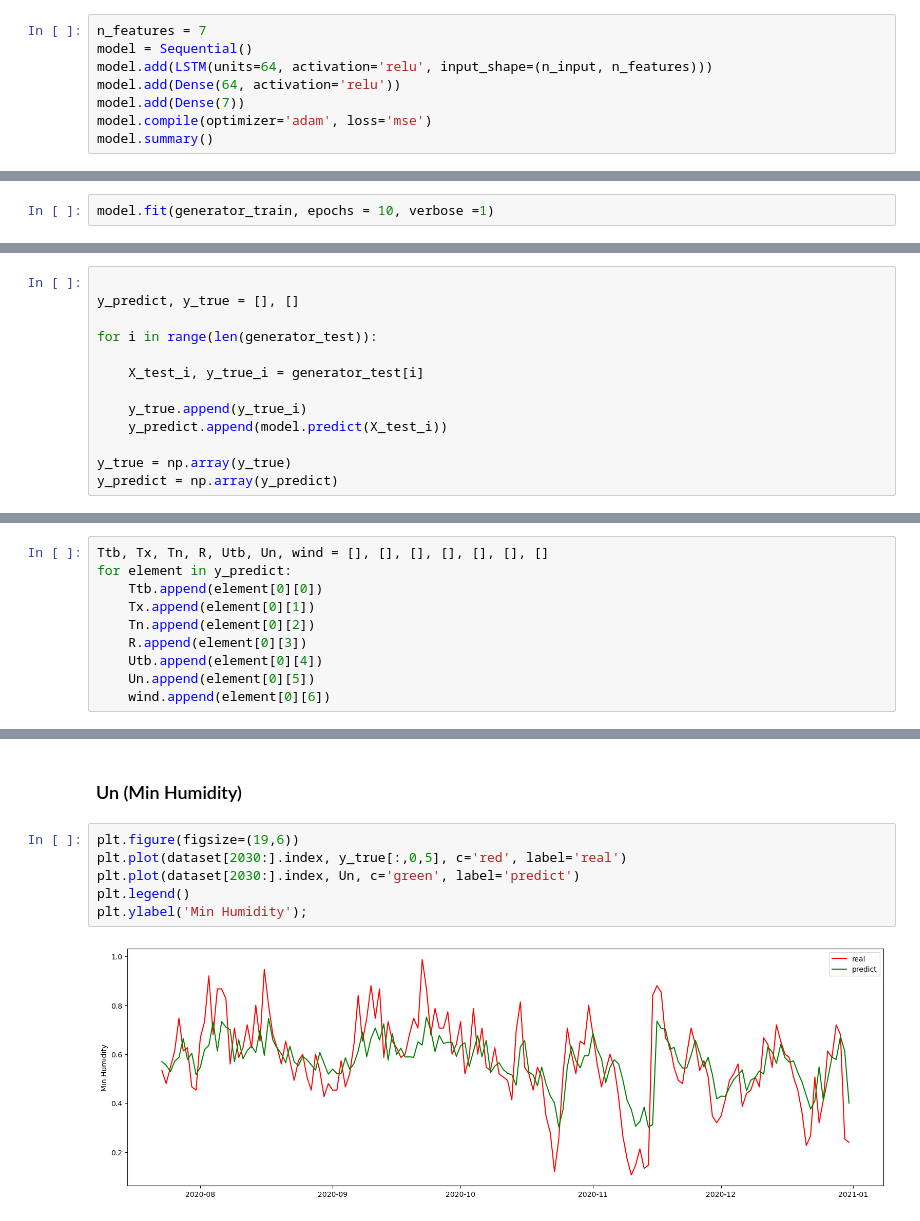
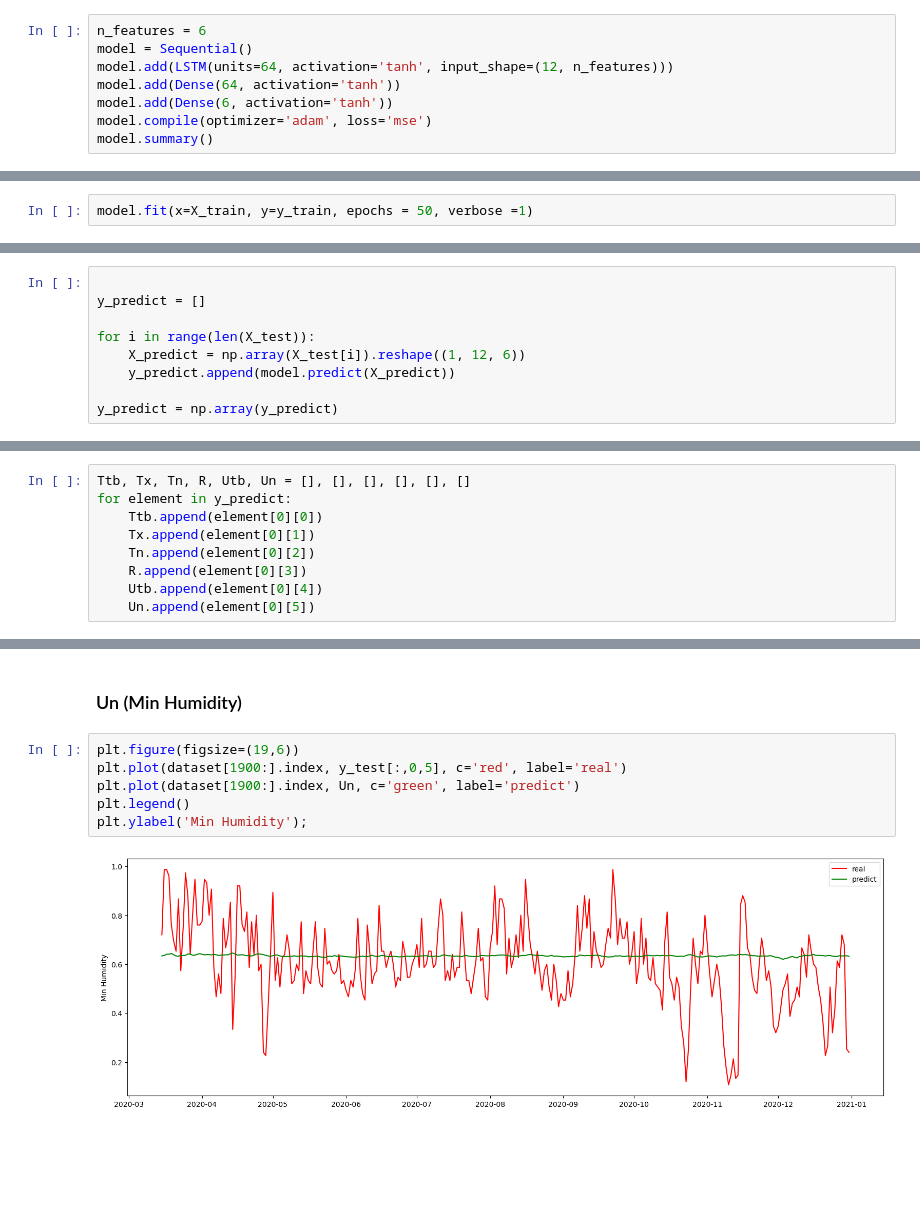
Before and after one commit to nguyenhoanganh2002/Weather-forecast-using-RNN-LSTM, a Jupyter notebook: project/Untitled.ipynb, the cells around one changed output, grey strips where cells are left out. Cells and saved outputs as stored; diff of their text form; blank space fills up the shorter version.

```diff
--- a/project/Untitled.ipynb
+++ b/project/Untitled.ipynb
@@ -148,11 +192,11 @@ from keras.layers import LSTM
 from keras.layers import RepeatVector
 from keras.layers import TimeDistributed
 # %%
-n_features = 7
+n_features = 6
 model = Sequential()
-model.add(LSTM(units=64, activation='relu', input_shape=(n_input, n_features)))
-model.add(Dense(64, activation='relu'))
-model.add(Dense(7))
+model.add(LSTM(units=64, activation='tanh', input_shape=(12, n_features)))
+model.add(Dense(64, activation='tanh'))
+model.add(Dense(6, activation='tanh'))
 model.compile(optimizer='adam', loss='mse')
 model.summary()
 # %% [output]
@@ -172,5 +216,5 @@ Trainable params: 23,047
 Non-trainable params: 0
 _________________________________________________________________
 # %%
-model.fit(generator_train, epochs = 10, verbose =1)
+model.fit(x=X_train, y=y_train, epochs = 50, verbose =1)
 # %% [output]
@@ -204,15 +245,11 @@ plt.plot(model.history.history['loss'])
 # Test
 # %%
 
-y_predict, y_true = [], []
+y_predict = []
 
-for i in range(len(generator_test)):
+for i in range(len(X_test)):
+    X_predict = np.array(X_test[i]).reshape((1, 12, 6))
+    y_predict.append(model.predict(X_predict))
 
-    X_test_i, y_true_i = generator_test[i]
-
-    y_true.append(y_true_i)
-    y_predict.append(model.predict(X_test_i))
-
-y_true = np.array(y_true)
 y_predict = np.array(y_predict)
 # %% [output]
@@ -236,5 +273,5 @@ y_predict = np.array(y_predict)
 # %%
-Ttb, Tx, Tn, R, Utb, Un, wind = [], [], [], [], [], [], []
+Ttb, Tx, Tn, R, Utb, Un = [], [], [], [], [], []
 for element in y_predict:
     Ttb.append(element[0][0])
     Tx.append(element[0][1])
@@ -242,7 +279,6 @@ for element in y_predict:
     R.append(element[0][3])
     Utb.append(element[0][4])
     Un.append(element[0][5])
-    wind.append(element[0][6])
 # %% [markdown]
 # Evaluating
 # %% [markdown]
@@ -299,9 +333,9 @@ plt.ylabel('Mean Humidity');
 ### Un (Min Humidity)
 # %%
 plt.figure(figsize=(19,6))
-plt.plot(dataset[2030:].index, y_true[:,0,5], c='red', label='real')
-plt.plot(dataset[2030:].index, Un, c='green', label='predict')
+plt.plot(dataset[1900:].index, y_test[:,0,5], c='red', label='real')
+plt.plot(dataset[1900:].index, Un, c='green', label='predict')
 plt.legend()
 plt.ylabel('Min Humidity');
 # %% [output]
-[figure, old version]
+[figure, new version]
```
Also changed, not shown: parts of 26 cells of this notebook, 1 other file.
